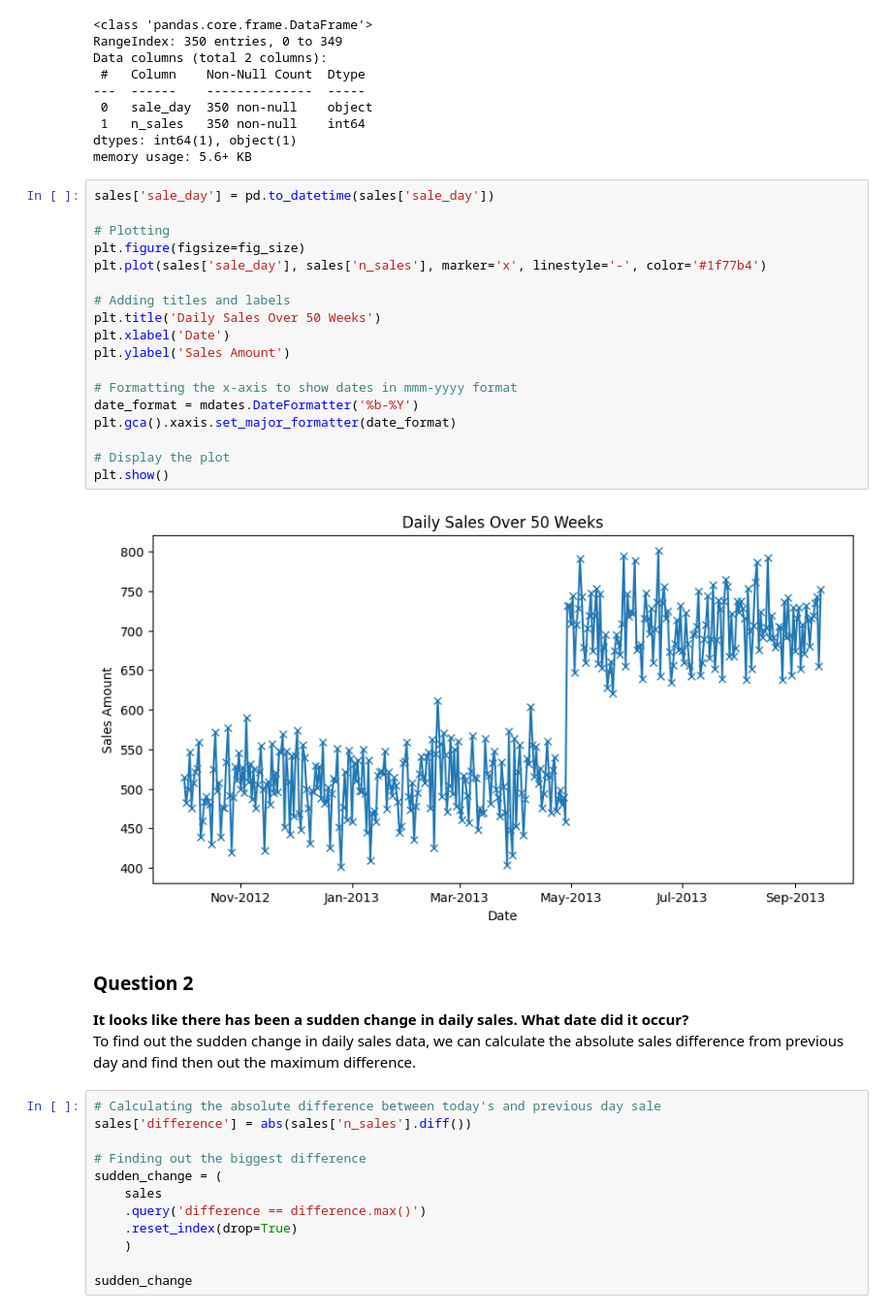
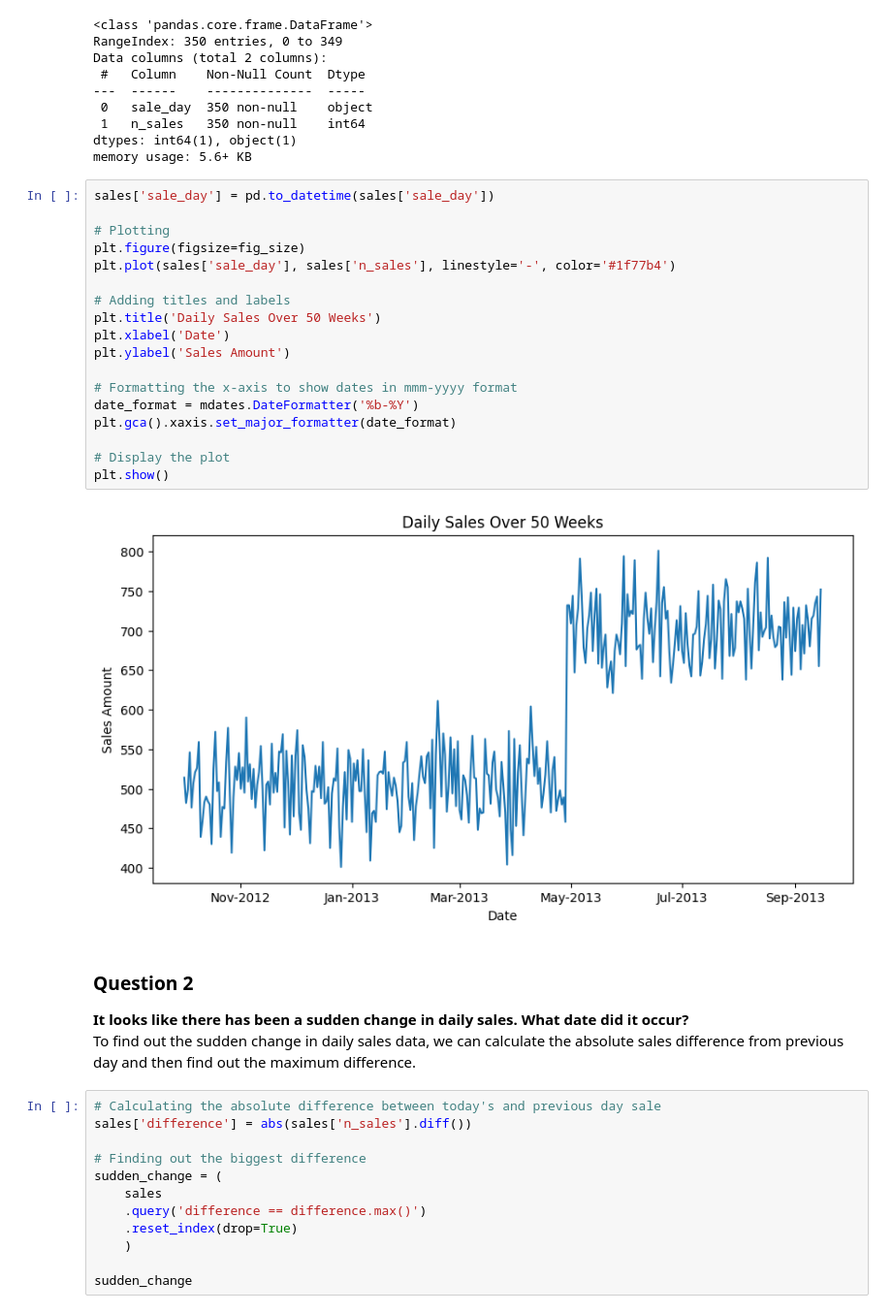
Before and after one commit to manujsinghwal/23andMe-data-analysis, a Jupyter notebook: 23andMe_data_analysis.ipynb, the cells around one changed output. Shown: that part at 97% size. Saved outputs shown, nothing was run; the diff lists cells and outputs as text.

```diff
--- a/23andMe_data_analysis.ipynb
+++ b/23andMe_data_analysis.ipynb
@@ -92,28 +92,28 @@ memory usage: 5.6+ KB
 # %%
 sales['sale_day'] = pd.to_datetime(sales['sale_day'])
 
 # Plotting
 plt.figure(figsize=fig_size)
-plt.plot(sales['sale_day'], sales['n_sales'], marker='x', linestyle='-', color='#1f77b4')
+plt.plot(sales['sale_day'], sales['n_sales'], linestyle='-', color='#1f77b4')
 
 # Adding titles and labels
 plt.title('Daily Sales Over 50 Weeks')
 plt.xlabel('Date')
 plt.ylabel('Sales Amount')
 
 # Formatting the x-axis to show dates in mmm-yyyy format
 date_format = mdates.DateFormatter('%b-%Y')
 plt.gca().xaxis.set_major_formatter(date_format)
 
 # Display the plot
 plt.show()
 # %% [output]
-[figure, old version]
+[figure, new version]
 # %% [markdown]
 ### Question 2
 **It looks like there has been a sudden change in daily sales. What date did it occur?**
 \
-To find out the sudden change in daily sales data, we can calculate the absolute sales difference from previous day and find then out the maximum difference.
+To find out the sudden change in daily sales data, we can calculate the absolute sales difference from previous day and then find out the maximum difference.
 # %%
 # Calculating the absolute difference between today's and previous day sale
 sales['difference'] = abs(sales['n_sales'].diff())
```
Also changed, not shown: parts of 3 cells of this notebook.
